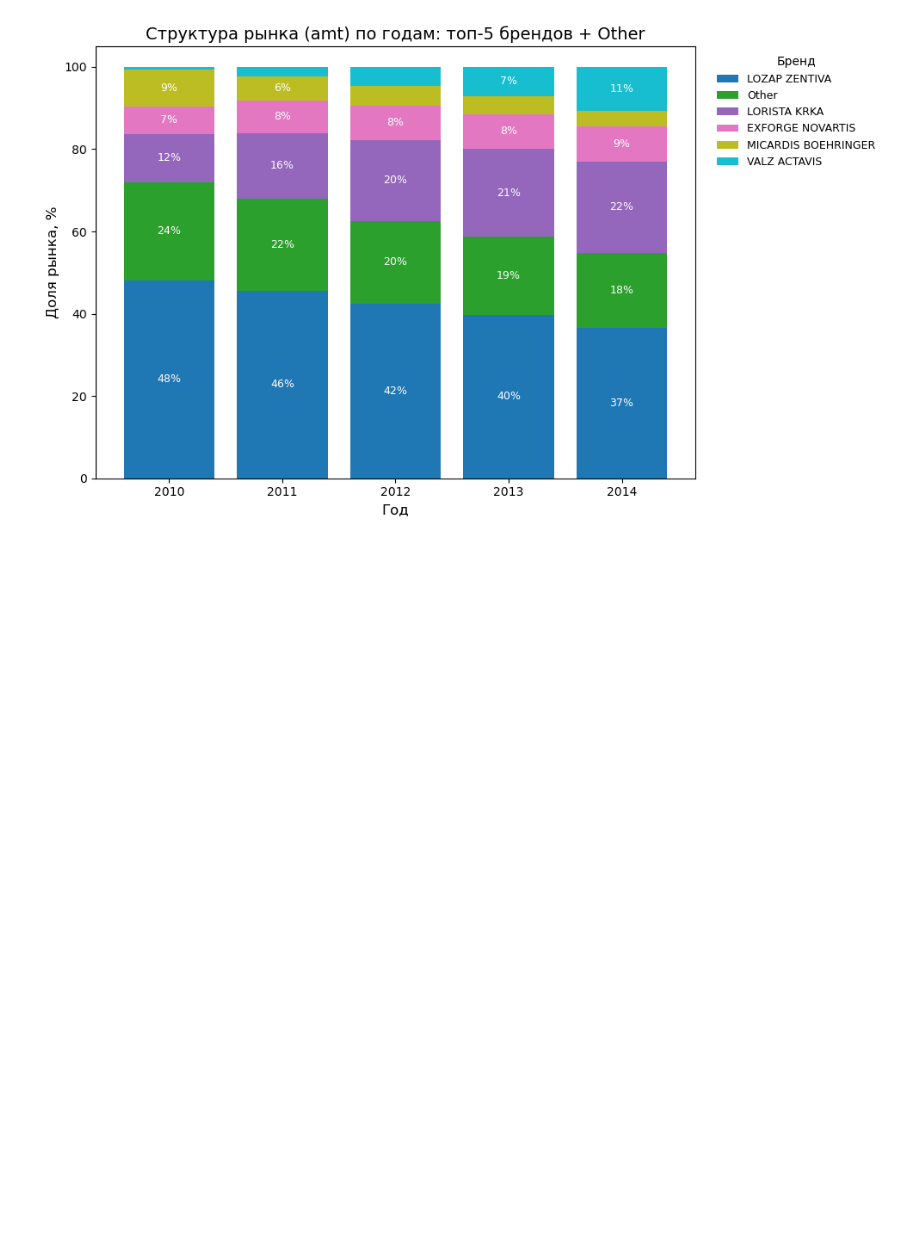
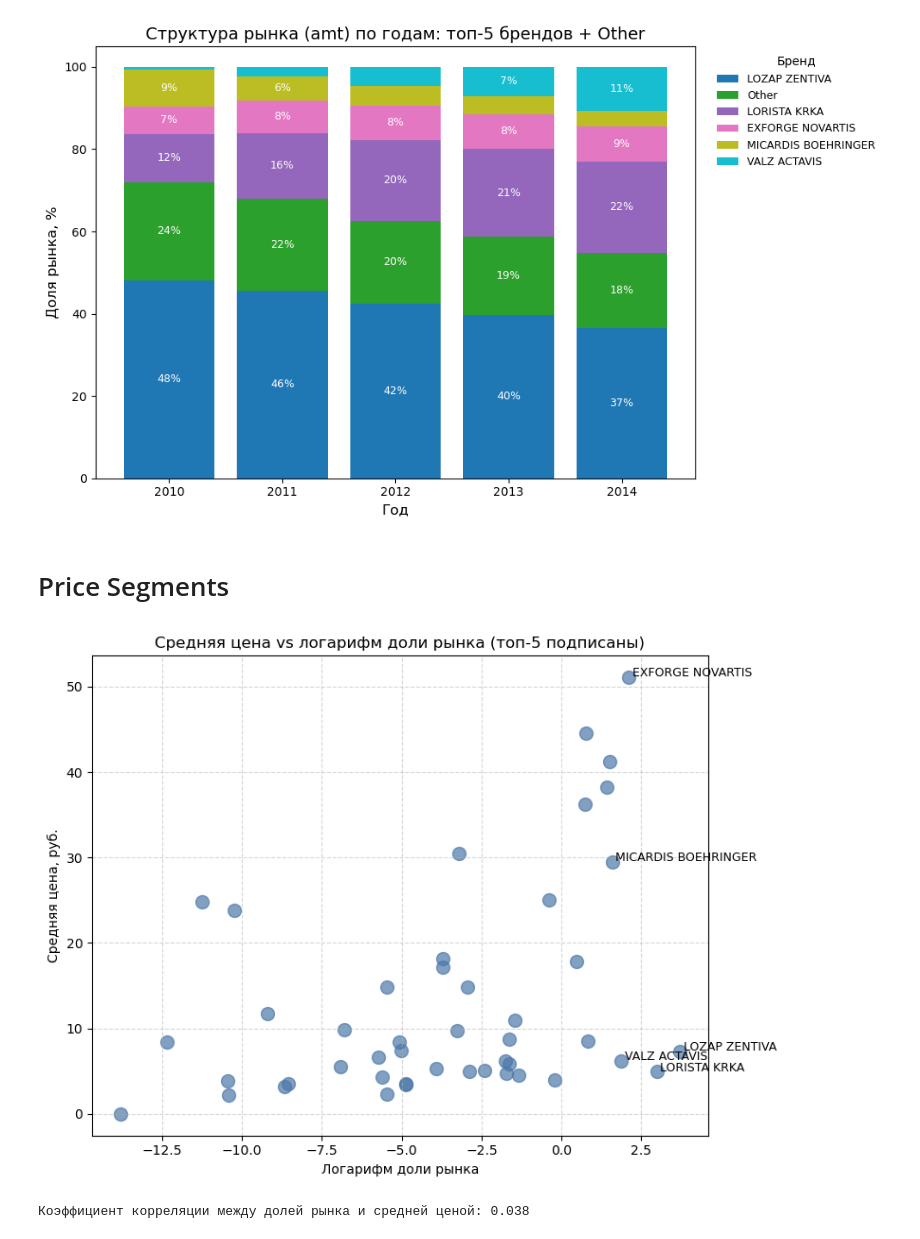
Before and after one commit to ElijahKhin/snf_test, a Jupyter notebook: src/eda.ipynb, the cells around one changed output. Saved outputs shown, nothing was run; the diff lists cells and outputs as text; code cells hidden in the pictures; blank space fills up the shorter version.

```diff
--- a/src/eda.ipynb
+++ b/src/eda.ipynb
@@ -223,3 +223,62 @@ plt.tight_layout()
 plt.show()
 # %% [output]
 [figure]
+# %% [markdown]
+# Price Segments
+# %%
+# 1. Агрегация по брендам
+brand_summary = (
+    dynamic
+    .groupby('name')
+    .agg(
+        total_amt=('amt', 'sum'),
+        avg_price=('average_price', 'mean')
+    )
+    .reset_index()
+)
+
+# 2. Вычисляем долю рынка и логарифмируем
+brand_summary['share_pct'] = brand_summary['total_amt'] / brand_summary['total_amt'].sum() * 100
+brand_summary['log_share'] = np.log(brand_summary['share_pct'] + 1e-6)  # добавляем маленькую константу, чтобы избежать log(0)
+
+# 3. Определяем топ-5 по доле рынка
+top5_brands = brand_summary.nlargest(5, 'share_pct')['name']
+
+# 4. Строим scatter plot
+plt.figure(figsize=(8, 6))
+plt.scatter(
+    brand_summary['log_share'],
+    brand_summary['avg_price'],
+    s=100,
+    alpha=0.7,
+    color='#4C78A8'
+)
+
+# 5. Подписи только для топ-5
+for _, row in brand_summary[brand_summary['name'].isin(top5_brands)].iterrows():
+    plt.text(
+        row['log_share'] + 0.1,
+        row['avg_price'] + 0.1,
+        row['name'],
+        fontsize=9
+    )
+
+# 6. Оформление
+plt.xlabel('Логарифм доли рынка')
+plt.ylabel('Средняя цена, руб.')
+plt.title('Средняя цена vs логарифм доли рынка (топ-5 подписаны)')
+plt.grid(True, linestyle='--', alpha=0.5)
+plt.tight_layout()
+plt.show()
+# %% [output]
+[figure, added]
+# %%
+# Вычисляем рыночную долю (если ещё не рассчитана)
+dynamic['market_share'] = dynamic.groupby('year')['amt'].transform(lambda x: x / x.sum() * 100)
+
+# Рассчитываем корреляцию между market_share и average_price
+corr_value = dynamic['market_share'].corr(dynamic['average_price'])
+
+print(f"Коэффициент корреляции между долей рынка и средней ценой: {corr_value:.3f}")
+# %% [output]
+Коэффициент корреляции между долей рынка и средней ценой: 0.038
```
Also changed, not shown: parts of 1 cell of this notebook, 2 other files.
